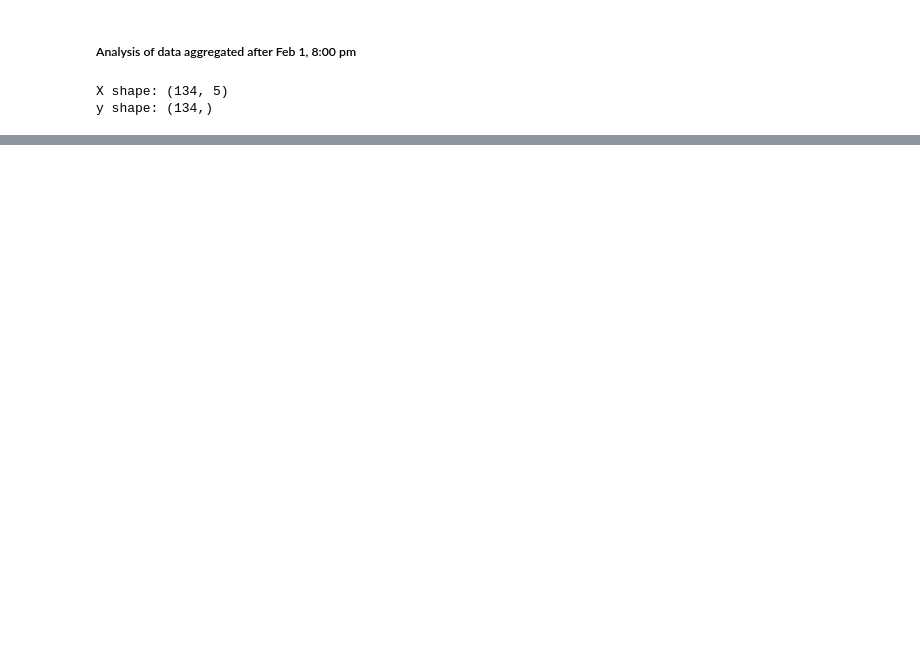
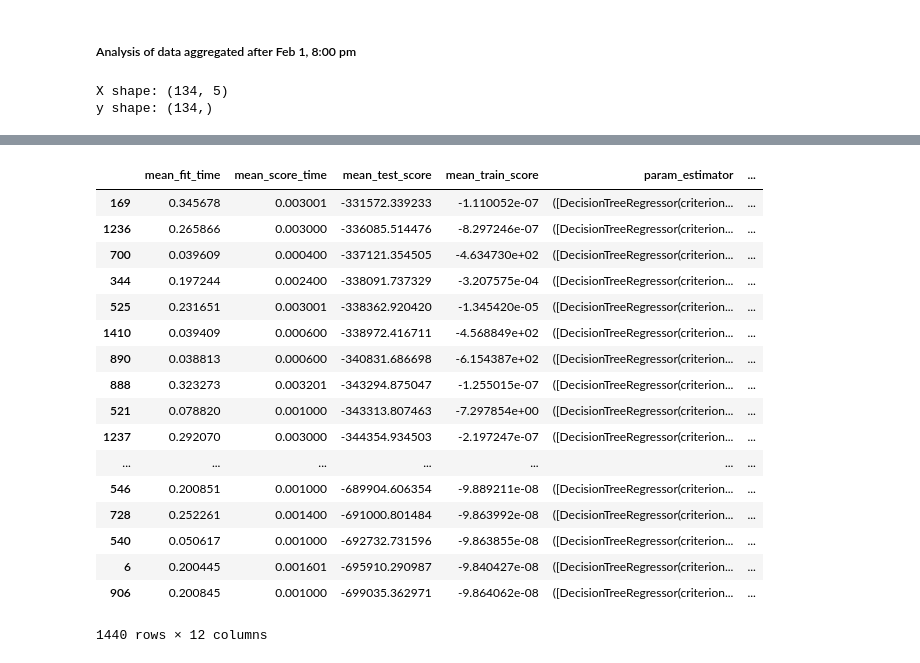
Before and after one commit to 219Winter2019adjz/Project5, a Jupyter notebook: Part3, Nonlinear Regressions.ipynb, the cells around one changed output, grey strips where cells are left out. Drawn from its saved outputs; the diff is of its cells as text; code cells hidden in the pictures; blank space fills up the shorter version.

```diff
--- a/Part3, Nonlinear Regressions.ipynb
+++ b/Part3, Nonlinear Regressions.ipynb
@@ -490,9 +647,9 @@ X shape: (134, 5)
 y shape: (134,)
 # %%
 # Random Forest regressor grid search
-print('performing RF grid search...')
+print('performing grid search...')
 
-rf_cv_aft = GridSearchCV(RandomForestRegressor(), param_grid, cv=KFold(5, shuffle=True), scoring='neg_mean_squared_error',
+gs_cv_all = GridSearchCV(pipe, param_grid, cv=KFold(5, shuffle=True), scoring='neg_mean_squared_error',
                          verbose=1, n_jobs=4)
-rf_cv_aft.fit(X_after, y_after)
+gs_cv_all.fit(X_after, y_after)
 # %% [output]
@@ -597,0 +684,4 @@ Optimal value of C:
+# %%
+show_results(gs_cv_all)
+results = pd.DataFrame(gs_cv_all.cv_results_)
+results.to_csv('gs_q10_3.csv')
@@ -597,0 +706,21 @@ Optimal value of C:
+# %%
+results.sort_values('mean_test_score', ascending=False).iloc[:, 0:12]
+# %% [output]
+|  | mean_fit_time | mean_score_time | mean_test_score | mean_train_score | param_estimator | ... |
+| 169 | 0.345678 | 0.003001 | -331572.339233 | -1.110052e-07 | ([DecisionTreeRegressor(criterion... | ... |
+| 1236 | 0.265866 | 0.003000 | -336085.514476 | -8.297246e-07 | ([DecisionTreeRegressor(criterion... | ... |
+| 700 | 0.039609 | 0.000400 | -337121.354505 | -4.634730e+02 | ([DecisionTreeRegressor(criterion... | ... |
+| 344 | 0.197244 | 0.002400 | -338091.737329 | -3.207575e-04 | ([DecisionTreeRegressor(criterion... | ... |
+| 525 | 0.231651 | 0.003001 | -338362.920420 | -1.345420e-05 | ([DecisionTreeRegressor(criterion... | ... |
+| 1410 | 0.039409 | 0.000600 | -338972.416711 | -4.568849e+02 | ([DecisionTreeRegressor(criterion... | ... |
+| 890 | 0.038813 | 0.000600 | -340831.686698 | -6.154387e+02 | ([DecisionTreeRegressor(criterion... | ... |
+| 888 | 0.323273 | 0.003201 | -343294.875047 | -1.255015e-07 | ([DecisionTreeRegressor(criterion... | ... |
+| 521 | 0.078820 | 0.001000 | -343313.807463 | -7.297854e+00 | ([DecisionTreeRegressor(criterion... | ... |
+| 1237 | 0.292070 | 0.003000 | -344354.934503 | -2.197247e-07 | ([DecisionTreeRegressor(criterion... | ... |
+| ... | ... | ... | ... | ... | ... | ... |
+| 546 | 0.200851 | 0.001000 | -689904.606354 | -9.889211e-08 | ([DecisionTreeRegressor(criterion... | ... |
+| 728 | 0.252261 | 0.001400 | -691000.801484 | -9.863992e-08 | ([DecisionTreeRegressor(criterion... | ... |
+| 540 | 0.050617 | 0.001000 | -692732.731596 | -9.863855e-08 | ([DecisionTreeRegressor(criterion... | ... |
+| 6 | 0.200445 | 0.001601 | -695910.290987 | -9.840427e-08 | ([DecisionTreeRegressor(criterion... | ... |
+| 906 | 0.200845 | 0.001000 | -699035.362971 | -9.864062e-08 | ([DecisionTreeRegressor(criterion... | ... |
+1440 rows × 12 columns
```
Also changed, not shown: parts of 37 cells of this notebook, 5 other files.
